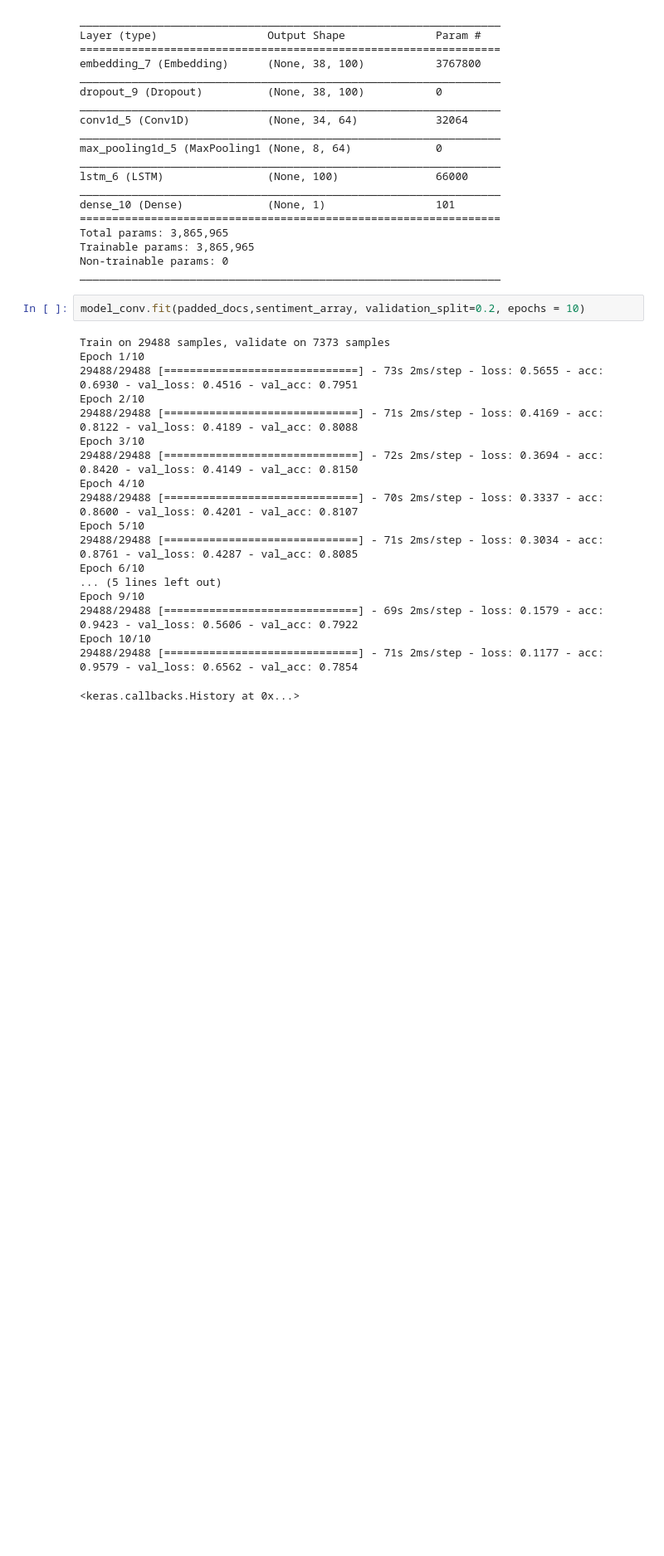
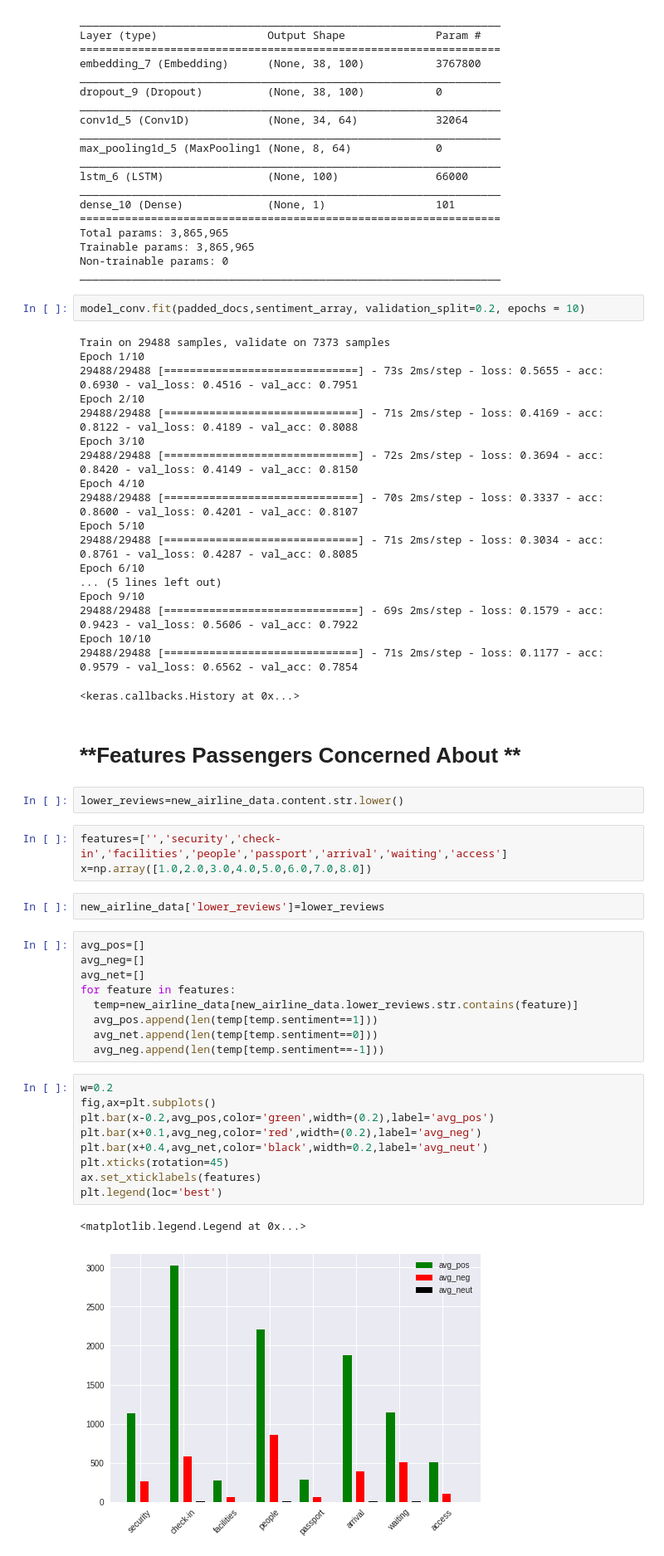
Before and after one commit to vkunal1996/Airport-Reviews-Analysis, a Jupyter notebook: Airline_Quality_Service.ipynb, the cells around one changed output. Shown at 83% size. Drawn from its saved outputs; the diff is of its cells as text; blank space fills up the shorter version.

```diff
--- a/Airline_Quality_Service.ipynb
+++ b/Airline_Quality_Service.ipynb
@@ -605,3 +609,33 @@ Epoch 9/10
 Epoch 10/10
 29488/29488 [==============================] - 71s 2ms/step - loss: 0.1177 - acc: 0.9579 - val_loss: 0.6562 - val_acc: 0.7854
 <keras.callbacks.History at 0x...>
+# %% [markdown]
+# **Features Passengers Concerned About **
+# %%
+lower_reviews=new_airline_data.content.str.lower()
+# %%
+features=['','security','check-in','facilities','people','passport','arrival','waiting','access']
+x=np.array([1.0,2.0,3.0,4.0,5.0,6.0,7.0,8.0])
+# %%
+new_airline_data['lower_reviews']=lower_reviews
+# %%
+avg_pos=[]
+avg_neg=[]
+avg_net=[]
+for feature in features:
+  temp=new_airline_data[new_airline_data.lower_reviews.str.contains(feature)]
+  avg_pos.append(len(temp[temp.sentiment==1]))
+  avg_net.append(len(temp[temp.sentiment==0]))
+  avg_neg.append(len(temp[temp.sentiment==-1]))
+# %%
+w=0.2
+fig,ax=plt.subplots()
+plt.bar(x-0.2,avg_pos,color='green',width=(0.2),label='avg_pos')
+plt.bar(x+0.1,avg_neg,color='red',width=(0.2),label='avg_neg')
+plt.bar(x+0.4,avg_net,color='black',width=0.2,label='avg_neut')
+plt.xticks(rotation=45)
+ax.set_xticklabels(features)
+plt.legend(loc='best')
+# %% [output]
+<matplotlib.legend.Legend at 0x...>
+[figure, added]
```
Also changed, not shown: parts of 1 cell of this notebook.
